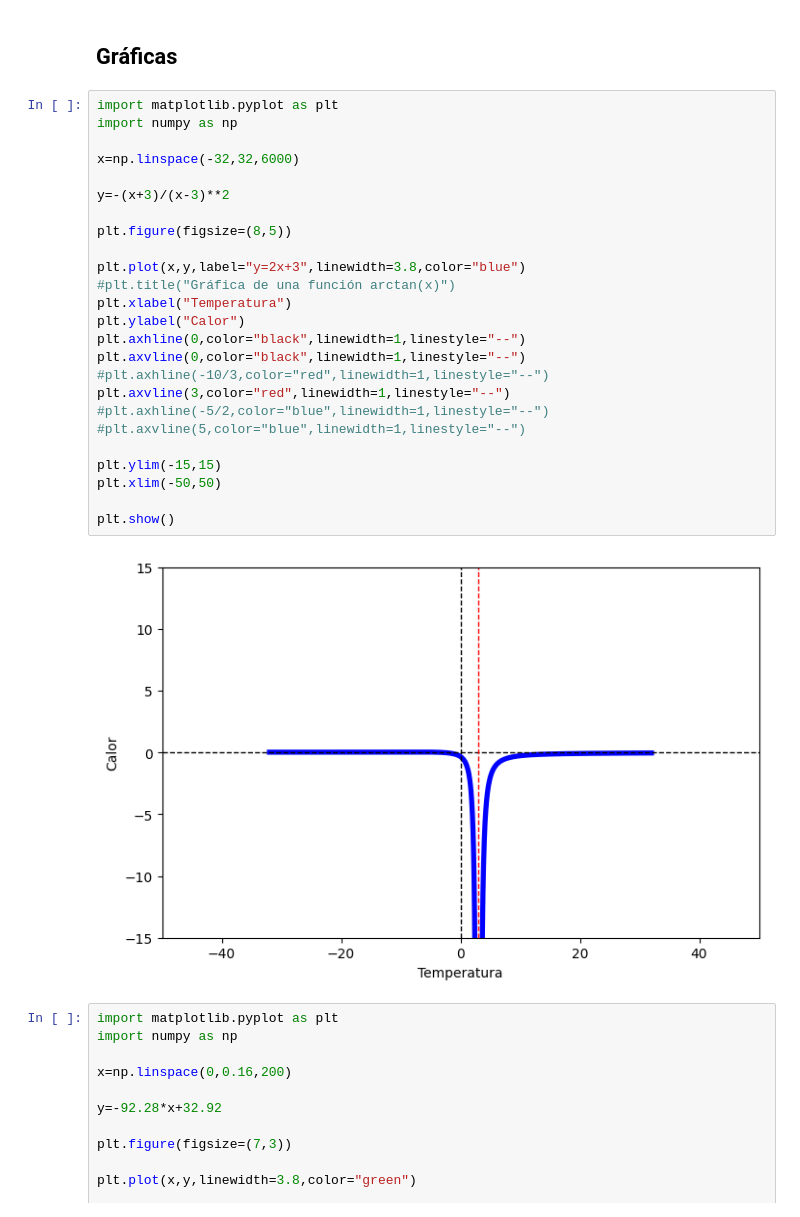
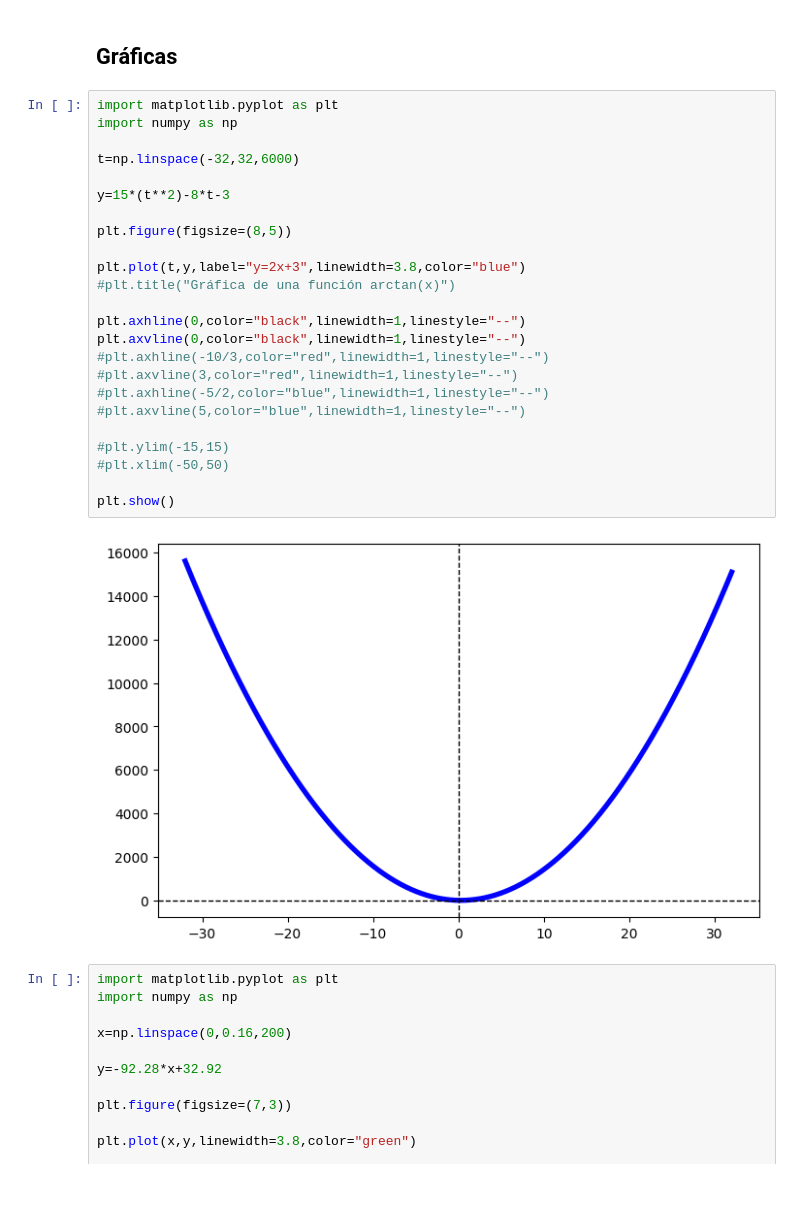
Before and after one commit to jarsmp37/progavan, a Jupyter notebook: gráficas_cálculo.ipynb, the cells around one changed output. Saved outputs shown, nothing was run; the diff lists cells and outputs as text; blank space fills up the shorter version.

```diff
--- a/gráficas_cálculo.ipynb
+++ b/gráficas_cálculo.ipynb
@@ -3,30 +3,29 @@
 # %%
 import matplotlib.pyplot as plt
 import numpy as np
 
-x=np.linspace(-32,32,6000)
+t=np.linspace(-32,32,6000)
 
-y=-(x+3)/(x-3)**2
+y=15*(t**2)-8*t-3
 
 plt.figure(figsize=(8,5))
 
-plt.plot(x,y,label="y=2x+3",linewidth=3.8,color="blue")
+plt.plot(t,y,label="y=2x+3",linewidth=3.8,color="blue")
 #plt.title("Gráfica de una función arctan(x)")
-plt.xlabel("Temperatura")
-plt.ylabel("Calor")
+
 plt.axhline(0,color="black",linewidth=1,linestyle="--")
 plt.axvline(0,color="black",linewidth=1,linestyle="--")
 #plt.axhline(-10/3,color="red",linewidth=1,linestyle="--")
-plt.axvline(3,color="red",linewidth=1,linestyle="--")
+#plt.axvline(3,color="red",linewidth=1,linestyle="--")
 #plt.axhline(-5/2,color="blue",linewidth=1,linestyle="--")
 #plt.axvline(5,color="blue",linewidth=1,linestyle="--")
 
-plt.ylim(-15,15)
-plt.xlim(-50,50)
+#plt.ylim(-15,15)
+#plt.xlim(-50,50)
 
 plt.show()
 # %% [output]
-[figure, old version]
+[figure, new version]
 # %%
 import matplotlib.pyplot as plt
 import numpy as np
```
Also changed, not shown: 2 other files.
